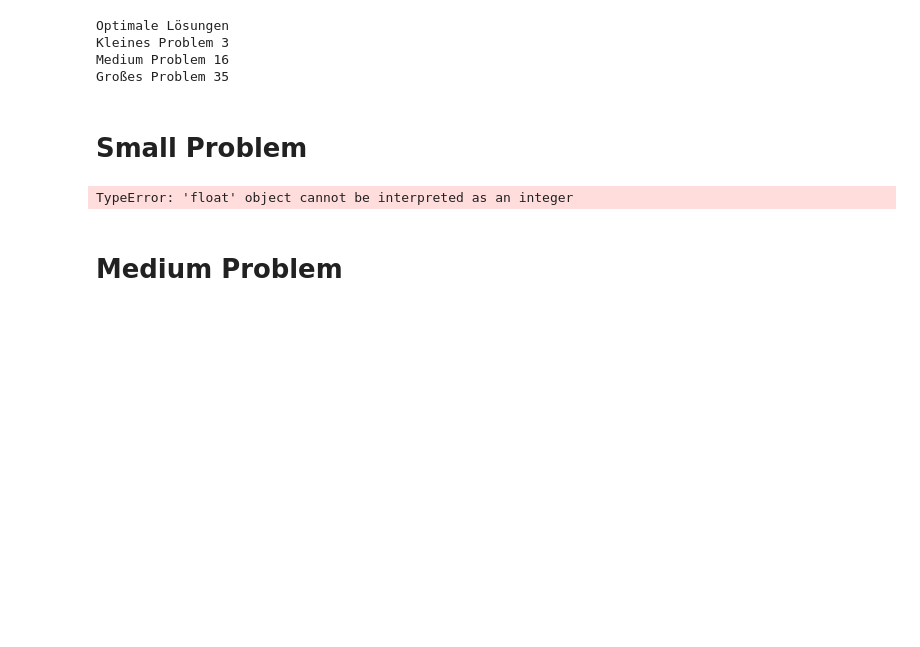
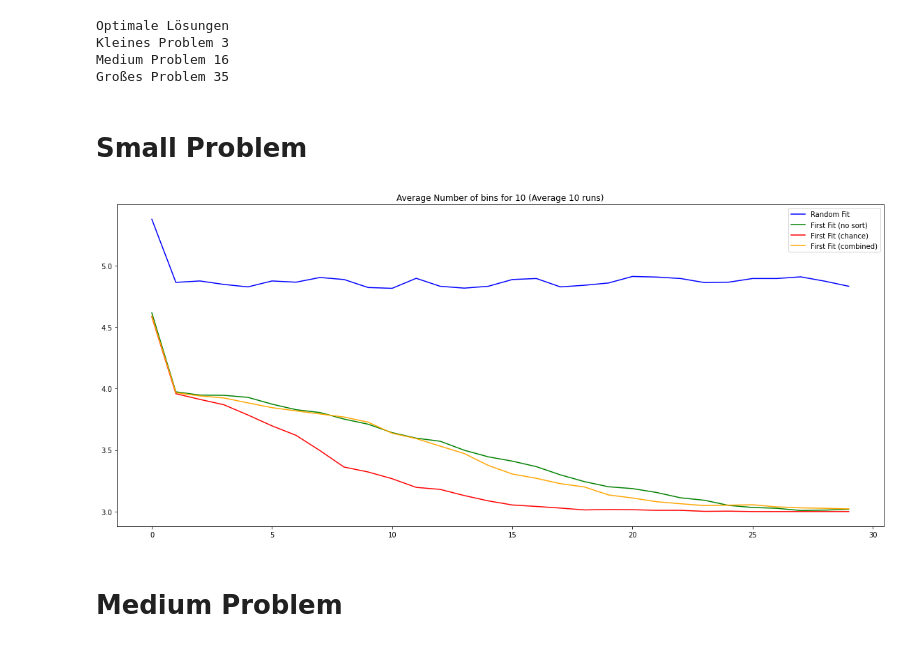
Before and after one commit to schtim/NatureInspiredAlgorithms_Code, a Jupyter notebook: GeneticAlgorithm/TestNotebooks/HeuristicTest.ipynb, the cells around one changed output. Saved outputs shown, nothing was run; the diff lists cells and outputs as text; code cells hidden in the pictures; blank space fills up the shorter version.

```diff
--- a/GeneticAlgorithm/TestNotebooks/HeuristicTest.ipynb
+++ b/GeneticAlgorithm/TestNotebooks/HeuristicTest.ipynb
@@ -44,11 +44,7 @@ Großes Problem 35
 # Small Problem
 # %%
 av_number = 10
-number_generations = 100
-pop_size = 80
-crossover_prob = 0.8
-mutation_prob = 0.05
-fitness_function = 'fill'
+number_generations = 30
 objects = small_objects
 container_vol= small_container[0]
 container_weight= small_container[1]
@@ -56,63 +52,63 @@ amount_obj = len(small_objects)
 
 average_vals_random = np.zeros((av_number, number_generations))
 average_vals_first_no_sort = np.zeros((av_number, number_generations))
 average_vals_first_combined = np.zeros((av_number, number_generations))
 average_vals_first_chance = np.zeros((av_number, number_generations))
-average_vals_first_combined_onesort = np.zeros((av_number, number_generations))
+#average_vals_first_combined_onesort = np.zeros((av_number, number_generations))
 best_vals_random = np.zeros((av_number, number_generations))
 best_vals_first_no_sort = np.zeros((av_number, number_generations))
 best_vals_first_combined = np.zeros((av_number, number_generations))
 best_vals_first_chance = np.zeros((av_number, number_generations))
-best_vals_first_combined_onesort = np.zeros((av_number, number_generations))
+#best_vals_first_combined_onesort = np.zeros((av_number, number_generations))
 
 for index in np.arange(av_number):
-    GA = GeneticAlgorithm(objects, pop_size, container_vol, container_weight, crossover_prob, mutation_prob, number_generations, fitness_function, 'random')
-    _,_, average_vals_random[index], best_vals_random[index],_,_ = GA.run()
-    GA = GeneticAlgorithm(objects, pop_size, container_vol, container_weight, crossover_prob, mutation_prob, number_generations, fitness_function, 'first_fit', fit_sort = 'no_sort')
-    _,_, average_vals_first_no_sort[index], best_vals_first_no_sort[index],_,_ = GA.run()
-    GA = GeneticAlgorithm(objects, pop_size, container_vol, container_weight, crossover_prob, mutation_prob, number_generations, fitness_function, 'first_fit', fit_sort = 'combined')
-    _,_, average_vals_first_combined[index], best_vals_first_combined[index],_,_ = GA.run()
-    GA = GeneticAlgorithm(objects, pop_size, container_vol, container_weight, crossover_prob, mutation_prob, number_generations, fitness_function, 'first_fit', fit_sort = 'chance')
-    _,_, average_vals_first_chance[index], best_vals_first_chance[index],_,_ = GA.run()
-    GA = GeneticAlgorithm(objects, pop_size, container_vol, container_weight, crossover_prob, mutation_prob, number_generations, fitness_function, 'first_fit', fit_sort = 'combined', sort_in_recom_and_mutation=False)
-    _,_, average_vals_first_combined_onesort[index], best_vals_first_combined_onesort[index],_,_ = GA.run()
+    GA = GeneticAlgorithm(objects, container_vol, container_weight, 30, fit_heuristic='random')
+    _,_, average_vals_random[index], best_vals_random[index],_,_,_ = GA.run()
+    GA = GeneticAlgorithm(objects, container_vol, container_weight, 30, fit_heuristic='first_fit', fit_sort = 'no_sort')
+    _,_, average_vals_first_no_sort[index], best_vals_first_no_sort[index],_,_,_ = GA.run()
+    GA = GeneticAlgorithm(objects, container_vol, container_weight, 30,fit_heuristic='first_fit', fit_sort = 'combined')
+    _,_, average_vals_first_combined[index], best_vals_first_combined[index],_,_,_ = GA.run()
+    GA = GeneticAlgorithm(objects, container_vol, container_weight, 30, fit_heuristic='first_fit', fit_sort = 'chance')
+    _,_, average_vals_first_chance[index], best_vals_first_chance[index],_,_,_ = GA.run()
+    #GA = GeneticAlgorithm(objects, container_vol, container_weight, 30, fit_heuristic='first_fit', fit_sort = 'combined', sort_in_recom_and_mutation=False)
+   #_,_, average_vals_first_combined_onesort[index], best_vals_first_combined_onesort[index],_,_,_ = GA.run()
 
 
 # calc average
 average_vals_random = np.average(average_vals_random, 0)
 average_vals_first_no_sort = np.average(average_vals_first_no_sort, 0)
 average_vals_first_combined = np.average(average_vals_first_combined, 0)
-average_vals_first_combined_onesort = np.average(average_vals_first_combined_onesort, 0)
+#average_vals_first_combined_onesort = np.average(average_vals_first_combined_onesort, 0)
 average_vals_first_chance = np.average(average_vals_first_chance, 0)
 best_vals_random = np.average(best_vals_random, 0)
 best_vals_first_no_sort = np.average(best_vals_first_no_sort, 0)
 best_vals_first_combined = np.average(best_vals_first_combined, 0)
 best_vals_first_chance = np.average(best_vals_first_chance, 0)
-best_vals_first_combined_onesort = np.average(best_vals_first_combined_onesort, 0)
+#best_vals_first_combined_onesort = np.average(best_vals_first_combined_onesort, 0)
 
 
 # Plot
 x_vals = np.arange(number_generations)
 # Punkte visualisieren
-fig, ax = plt.subplots(2,figsize=(16,7))
+fig, ax = plt.subplots(1,figsize=(16,7))
 fig.tight_layout(h_pad=6)
-ax[0].set_title(f'Average Number of bins for {amount_obj} (Average {av_number} runs)')
-ax[0].plot(x_vals, average_vals_random, color="blue", label = 'Random Fit')
-ax[0].plot(x_vals, average_vals_first_no_sort, color="green", label = 'First Fit (no sort)')
-ax[0].plot(x_vals, average_vals_first_chance, color="red", label = 'First Fit (chance)')
-ax[0].plot(x_vals, average_vals_first_combined, color="orange", label = 'First Fit (combined)')
-ax[0].plot(x_vals, average_vals_first_combined_onesort, color="purple", label = 'First Fit (combined)(onesort)')
-ax[0].legend(bbox_to_anchor=(1,1), loc="upper left")
-ax[1].set_title(f'Best Number of bins for {amount_obj} (Average {av_number} runs)')
-ax[1].plot(x_vals, best_vals_random, color="blue", label = 'Random Fit')
-ax[1].plot(x_vals, best_vals_first_no_sort, color="green", label = 'First Fit (no sort)')
-ax[1].plot(x_vals, best_vals_first_chance, color="red", label = 'First Fit (chance)')
-ax[1].plot(x_vals, best_vals_first_combined, color="orange", label = 'First Fit (combined)')
-ax[1].plot(x_vals, best_vals_first_combined_onesort, color="purple", label = 'First Fit (combined)(onesort)')
-ax[1].legend(bbox_to_anchor=(1,1), loc="upper left")
+ax.set_title(f'Average Number of bins for {amount_obj} (Average {av_number} runs)')
+ax.plot(x_vals, average_vals_random, color="blue", label = 'Random Fit')
+ax.plot(x_vals, average_vals_first_no_sort, color="green", label = 'First Fit (no sort)')
+ax.plot(x_vals, average_vals_first_chance, color="red", label = 'First Fit (chance)')
+ax.plot(x_vals, average_vals_first_combined, color="orange", label = 'First Fit (combined)')
+#ax.plot(x_vals, average_vals_first_combined_onesort, color="purple", label = 'First Fit (combined)(onesort)')
+ax.legend()
+#ax[1].set_title(f'Best Number of bins for {amount_obj} (Average {av_number} runs)')
+#ax[1].plot(x_vals, best_vals_random, color="blue", label = 'Random Fit')
+#ax[1].plot(x_vals, best_vals_first_no_sort, color="green", label = 'First Fit (no sort)')
+#ax[1].plot(x_vals, best_vals_first_chance, color="red", label = 'First Fit (chance)')
+#ax[1].plot(x_vals, best_vals_first_combined, color="orange", label = 'First Fit (combined)')
+#ax[1].plot(x_vals, best_vals_first_combined_onesort, color="purple", label = 'First Fit (combined)(onesort)')
+#ax[1].legend(bbox_to_anchor=(1,1), loc="upper left")
 plt.show()
 # %% [output]
-TypeError: 'float' object cannot be interpreted as an integer
+[figure, added]
 # %% [markdown]
 # Medium Problem
 # %%
```
Also changed, not shown: parts of 2 cells of this notebook, 9 other files.
